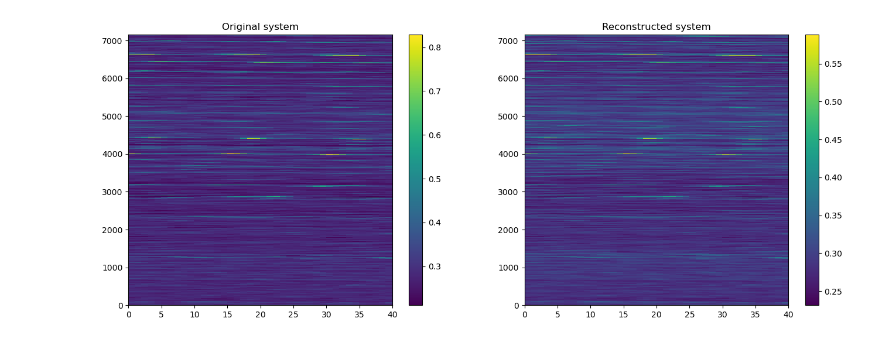
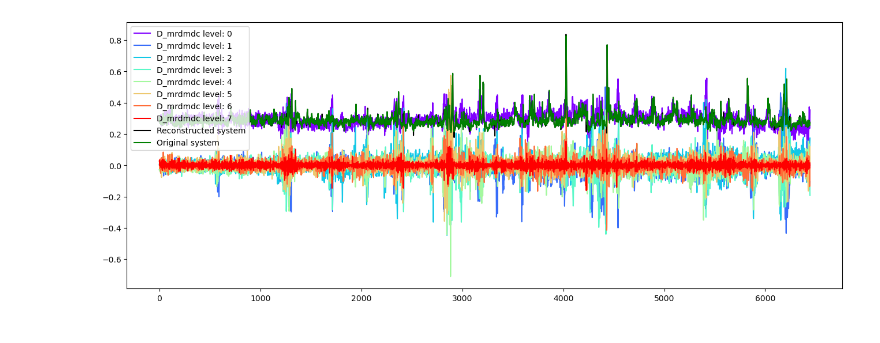
Before and after one commit to GabrieleRinaldi/Data-Driven-methods, a Jupyter notebook: mrdmdc_matlab_live.ipynb, the cells around one changed output. Drawn from its saved outputs; the diff is of its cells as text; code cells hidden in the pictures.

```diff
--- a/mrdmdc_matlab_live.ipynb
+++ b/mrdmdc_matlab_live.ipynb
@@ -680,5 +943,4 @@ def iteration_level(nodes):
 # %%
-
 
 
 
@@ -691,22 +953,67 @@ livello maggiore in posizione con l'indice minore sono quelli che vengono inseri
 In questo caso ad esempio con i dati di train vengono inseriti prima il nodo 9 ed il nodo 10, che sono i nodi che hanno il livello
 massimo di ricorsione che si trovano con l'indice più piccolo tra i nodi con il livello massimo
 '''
+colors = plt.cm.rainbow(np.linspace(0, 1, iteration_level(nodes) + 1))
 
-D_mrdmdc = np.zeros([row_tot, column_train], dtype = complex)
+D_mrdmdc = np.zeros([row_tot, column_train], dtype = complex)   #dichiaro una matrice nulla da riempire
+D_mrdmdc_A = np.zeros([row_tot, column_train], dtype = complex)
+D_mrdmdc_B = np.zeros([row_tot, column_train], dtype = complex)
 
-for i in range(0 , iteration_level(nodes) + 1):
-    level_reconstruction = np.hstack(n.dato for n in nodes if n.level == i)
-    level_rec_ridimensionato = dimensionamento(level_reconstruction, column_train)
-    D_mrdmdc += level_rec_ridimensionato
-    D_mrdmdc = D_mrdmdc / 2
+plt.figure(figsize=(16,6))
+for level in range(0 , iteration_level(nodes) + 1):
+
+    # extract relevant nodes
+    nodes_level = [n for n in nodes if n.level == level]
+    nodes_level = sorted(nodes_level, key=lambda n: n.bin_num)
+
+    D_mrdmdc_level_reconstruction = np.hstack(n.dato for n in nodes_level)
+
+    plt.plot(t_train, D_mrdmdc_level_reconstruction[0,:], color=colors[level], label='D_mrdmdc level: ' + str(level))
+
+    #level_rec_ridimensionato = dimensionamento(level_reconstruction, column_train)
+    D_mrdmdc += D_mrdmdc_level_reconstruction
+
+    nyq = nodes_level[0].nyq
+    step = nodes_level[0].step
+
     x = D_mrdmdc.shape[0]
     y = D_mrdmdc.shape[1]
     x = np.linspace(0, x, x)
     y = np.linspace(0, y, y)
-    #make_plot(D_mrdmdc.T, x=x, y=y, title='levels 0-' + str(i), figsize=(7.5, 5))
-    #confronto(D_train, D_mrdmdc)
-    if (level_reconstruction.shape[1] == D_train.shape[1]):
-        break
+    #make_plot(D_mrdmdc.T, x=x, y=y, title='levels 0-' + str(level) + " nyq: " + str(nyq) + " step: " + str(step), figsize=(7.5, 5))
+    #confronto(D_train, D_mrdmdc, level)
+
+plt.plot(t_train, D_mrdmdc[0,:], 'k', label='Reconstructed system')
+
+plt.plot(t_train, D_train[0,:], 'g', label='Original system')
+plt.legend()
+plt.show()
+
+
+
+
+colors = plt.cm.rainbow(np.linspace(0, 1, iteration_level(nodes) + 1))
+
+for level in range (0, iteration_level(nodes) + 1):
+    nodes_level = [n for n in nodes if n.level == level]
+    nodes_level = sorted(nodes_level, key=lambda n: n.bin_num)
+
+    D_mrdmdc_level_A = np.hstack(n.D_dmdc_A for n in nodes_level)
+    plt.figure(figsize=(16,6))
+    plt.subplot(121)
+    plt.plot(t_train, D_mrdmdc_level_A[0,:], color=colors[level], label='D_mrdmdc_A level: ' + str(level))
+    plt.legend()
+
+    D_mrdmdc_level_B = np.hstack(n.D_dmdc_B for n in nodes_level)
+    plt.subplot(122)
+    plt.plot(t_train, D_mrdmdc_level_B[0,:], color=colors[level], label='D_mrdmdc_B level: ' + str(level))
+    plt.legend()
+    plt.show()
+
+
+
+
+
 
 
 
@@ -744,43 +1051,43 @@ def MAPE (Y_actual,Y_Predicted):   #MEAN ABSOLUTE PERCENTAGE ERROR
     return mape
 
 def MAE(y_true, y_pred):     #MEAN ABSOLUTE ERROR
-    mae_value = np.mean(np.abs(np.array(y_true) - np.array(y_pred)))
+    mae_value = np.mean(np.abs(np.array(y_pred) - np.array(y_true)))
     return mae_value
 
 def RMSE(y_true, y_pred):     #ROOT MEAN SQUARED ERROR
-    rmse_value = np.sqrt(np.mean((np.array(y_true) - np.array(y_pred))**2))
+    rmse_value = np.sqrt(np.mean((np.array(y_pred) - np.array(y_true))**2))
     return rmse_value
 
 from sklearn.metrics import r2_score
 def R2(y_true, y_pred):
-    r2_value = r2_score(np.array(y_true.real), np.array(y_pred.real))
+    r2_value = r2_score(np.array(y_pred.real), np.array(y_true.real))
     return r2_value
 
 
 
 print("Errore MSE:")
-print((mean_squared_error(D_mrdmdc.T,D_train.T)))
+print((mean_squared_error(D_mrdmdc.real.T,D_train.real.T)))
 print ("errore MAPE: ")
-print (MAPE(D_mrdmdc.T , D_train.T),"%")
+print (MAPE(D_mrdmdc.real.T , D_train.real.T),"%")
 print ("errore MAE: ")
-print(MAE(D_mrdmdc.T , D_train.T))
+print(MAE(D_mrdmdc.real.T , D_train.real.T))
 print ("errore RMSE: ")
-print(RMSE(D_mrdmdc.T , D_train.T))
+print(RMSE(D_mrdmdc.real.T , D_train.real.T))
 print ("errore R2: ")
-print(R2(D_mrdmdc.T , D_train.T))
+print(R2(D_mrdmdc.real.T , D_train.real.T))
 
 
 
 plt.figure()
 plt.plot(t_train, D_train.real[0,:], 'b', label='Misura')
-plt.plot(t_train, D_mrdmdc.real[0,:], 'g', label='mrDMD')
+plt.plot(t_train, D_mrdmdc.real[0,:], 'g', label='mrDMDc')
 plt.legend()
 plt.show()
 
 plt.figure()
 error=np.array(D_train) - np.array(D_mrdmdc)
 plt.plot(t_train, error.real[0,:], 'b', label='Diff')
 plt.legend()
 plt.show()
 # %% [output]
-[figure, old version]
+[figure, new version]
```
Also changed, not shown: parts of 8 cells of this notebook.
